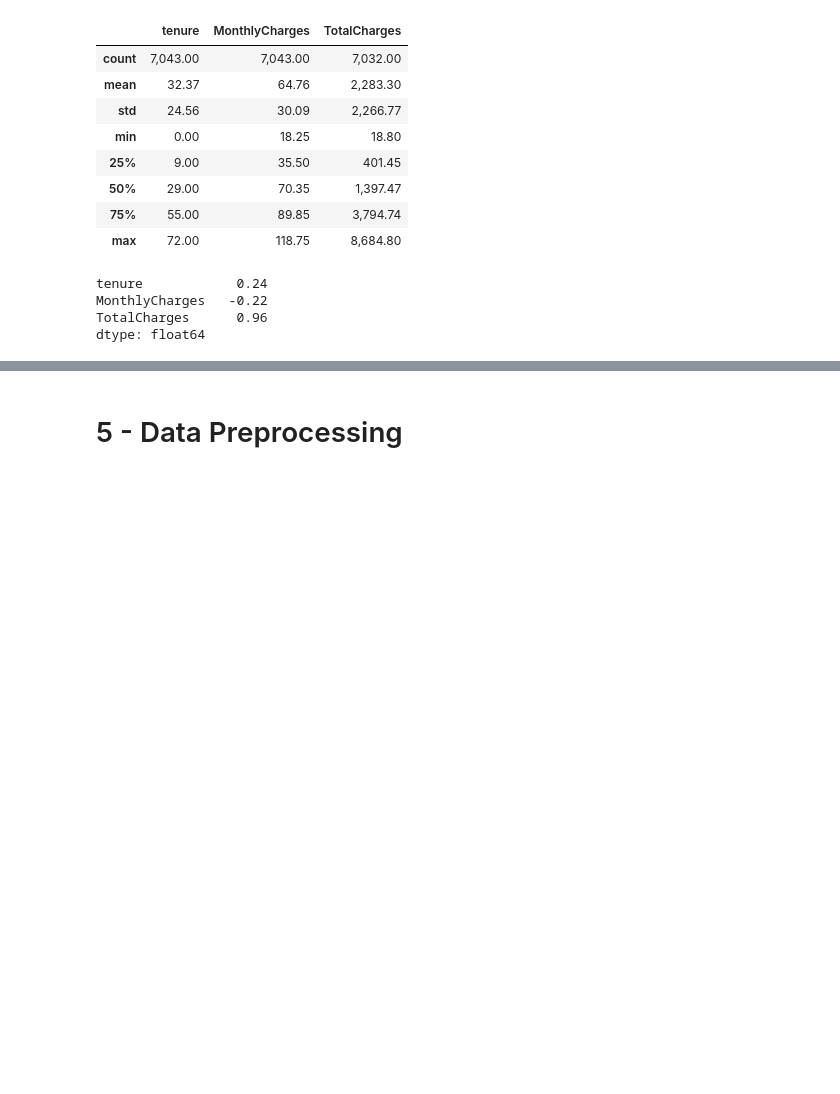
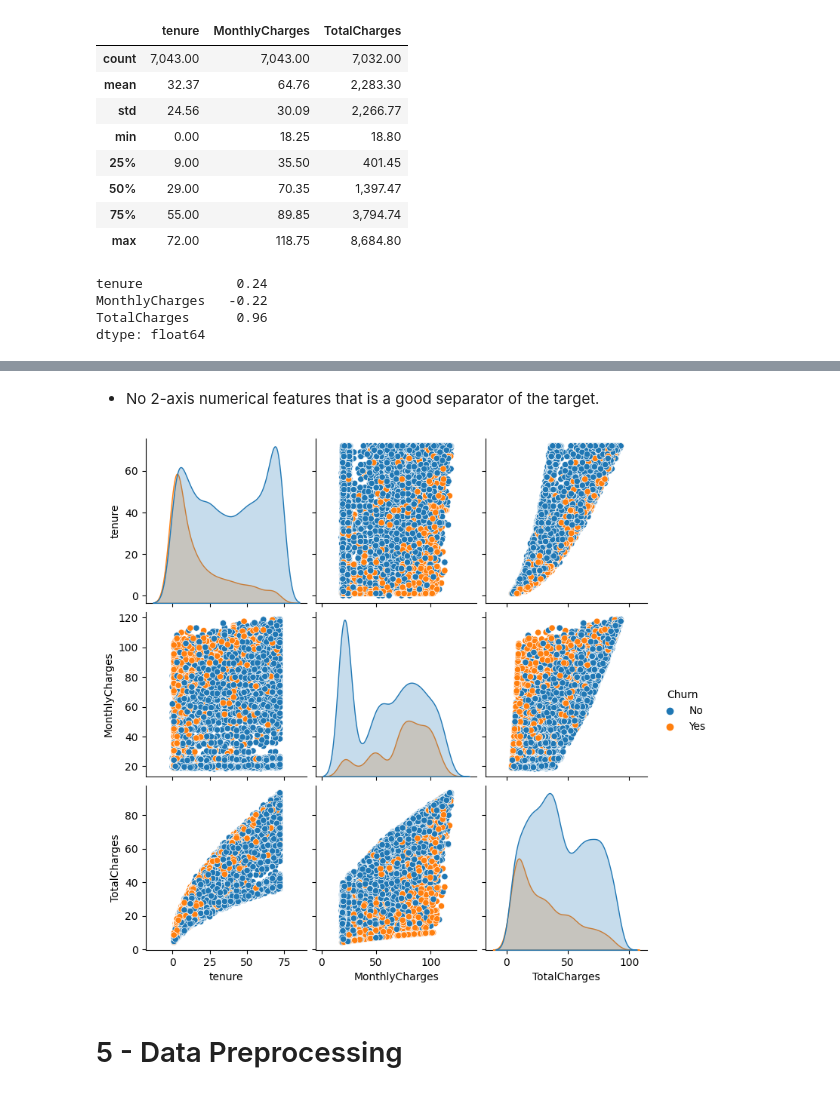
Before and after one commit to jasonrichdarmawan/p2-ml1, a Jupyter notebook: h8dsft_P2M1_jason_rich_darmawan_onggo_putra.ipynb, the cells around one changed output, grey strips where cells are left out. Saved outputs shown, nothing was run; the diff lists cells and outputs as text; code cells hidden in the pictures; blank space fills up the shorter version.

```diff
--- a/h8dsft_P2M1_jason_rich_darmawan_onggo_putra.ipynb
+++ b/h8dsft_P2M1_jason_rich_darmawan_onggo_putra.ipynb
@@ -184,3 +218,18 @@ dtype: float64
+# %% [markdown]
+- No 2-axis numerical features that is a good separator of the target.
+# %%
+# 2-axis numerical features
+def isolate():
+    df_c = df.copy()
+    df_c['TotalCharges'] = pd.to_numeric(df_c['TotalCharges'], errors='coerce')
+    df_c['TotalCharges'] = np.sqrt(df_c['TotalCharges'])
+    cols = np.concatenate([num_cols, [target]], axis=0)
+
+    sns.pairplot(data=df_c[cols], hue=target)
+
+isolate()
+# %% [output]
+[figure, added]
 # %% [markdown]
 # 5 - Data Preprocessing
 # %%
```
Also changed, not shown: parts of 4 cells of this notebook.
